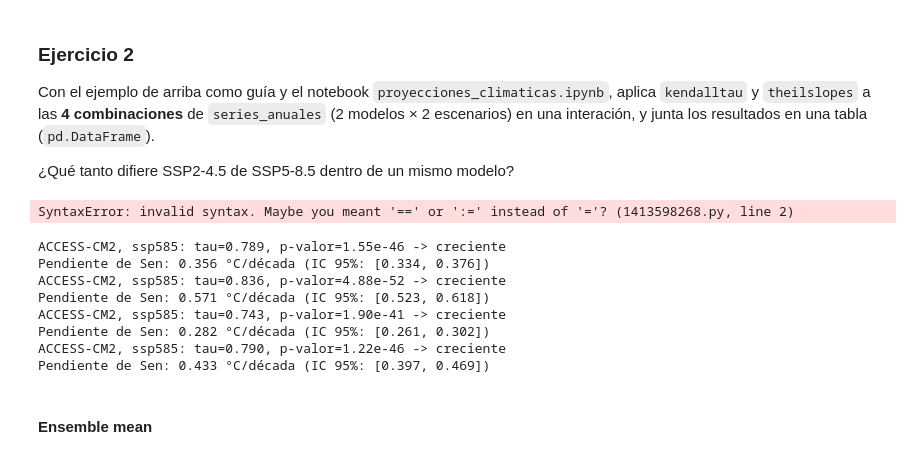
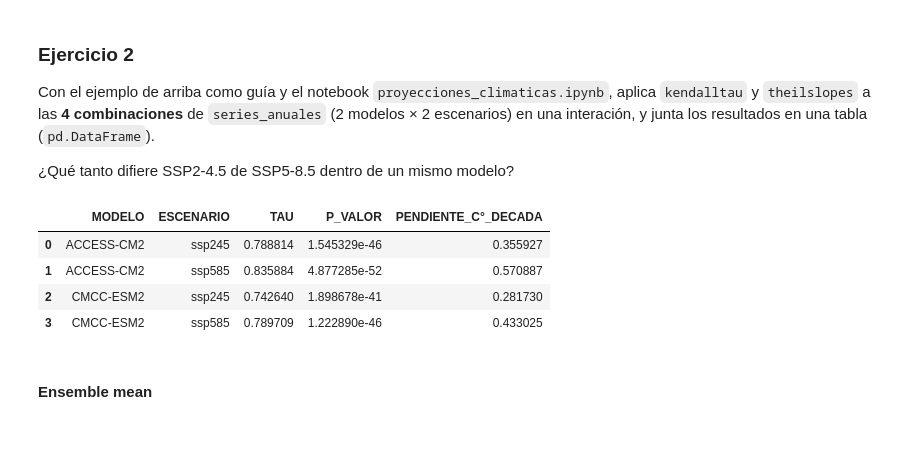
Before and after one commit to SALINASSebas/geocomputacion_-1GEO20-, a Jupyter notebook: ejercicios/ejercicios_aplicados/proyecciones_climaticas_grillado.ipynb, the cells around one changed output. Drawn from its saved outputs; the diff is of its cells as text; code cells hidden in the pictures.

```diff
--- a/ejercicios/ejercicios_aplicados/proyecciones_climaticas_grillado.ipynb
+++ b/ejercicios/ejercicios_aplicados/proyecciones_climaticas_grillado.ipynb
@@ -389,12 +389,9 @@ Con el ejemplo de arriba como guía y el notebook `proyecciones_climaticas.ipynb
 
 ¿Qué tanto difiere SSP2-4.5 de SSP5-8.5 dentro de un mismo modelo?
 # %%
-#import pandas as pd
-a = pd.dataframe({'':[],'':[],''})
+import pandas as pd
-# %% [output]
-SyntaxError: invalid syntax. Maybe you meant '==' or ':=' instead of '='? (1413598268.py, line 2)
 # %%
-pd.dataframe = [columns='']
+x = []
 
 for modelo in modelos:
     for escenario in escenarios:
@@ -403,15 +400,21 @@ for modelo in modelos:
         v = s.values
         tau, p_valor = kendalltau(a, v)
         pendiente, intercepto, ic_bajo, ic_alto = theilslopes(v, a, alpha=0.95)
+        x.append({'MODELO': modelo,
+             'ESCENARIO': escenario,
+             'TAU': tau,
+             'P_VALOR': p_valor,
+             'PENDIENTE_C°_DECADA': pendiente*10})
+
+df = pd.DataFrame(x)
-# %% [output]
-ACCESS-CM2, ssp585: tau=0.789, p-valor=1.55e-46 -> creciente
-Pendiente de Sen: 0.356 °C/década (IC 95%: [0.334, 0.376])
-ACCESS-CM2, ssp585: tau=0.836, p-valor=4.88e-52 -> creciente
-Pendiente de Sen: 0.571 °C/década (IC 95%: [0.523, 0.618])
-ACCESS-CM2, ssp585: tau=0.743, p-valor=1.90e-41 -> creciente
-Pendiente de Sen: 0.282 °C/década (IC 95%: [0.261, 0.302])
-ACCESS-CM2, ssp585: tau=0.790, p-valor=1.22e-46 -> creciente
-Pendiente de Sen: 0.433 °C/década (IC 95%: [0.397, 0.469])
+# %%
+df
+# %% [output]
+|  | MODELO | ESCENARIO | TAU | P_VALOR | PENDIENTE_C°_DECADA |
+| 0 | ACCESS-CM2 | ssp245 | 0.788814 | 1.545329e-46 | 0.355927 |
+| 1 | ACCESS-CM2 | ssp585 | 0.835884 | 4.877285e-52 | 0.570887 |
+| 2 | CMCC-ESM2 | ssp245 | 0.742640 | 1.898678e-41 | 0.281730 |
+| 3 | CMCC-ESM2 | ssp585 | 0.789709 | 1.222890e-46 | 0.433025 |
 # %% [markdown]
 #### Ensemble mean
 # %%
```
Also changed, not shown: parts of 1 cell of this notebook, 36 other files.
